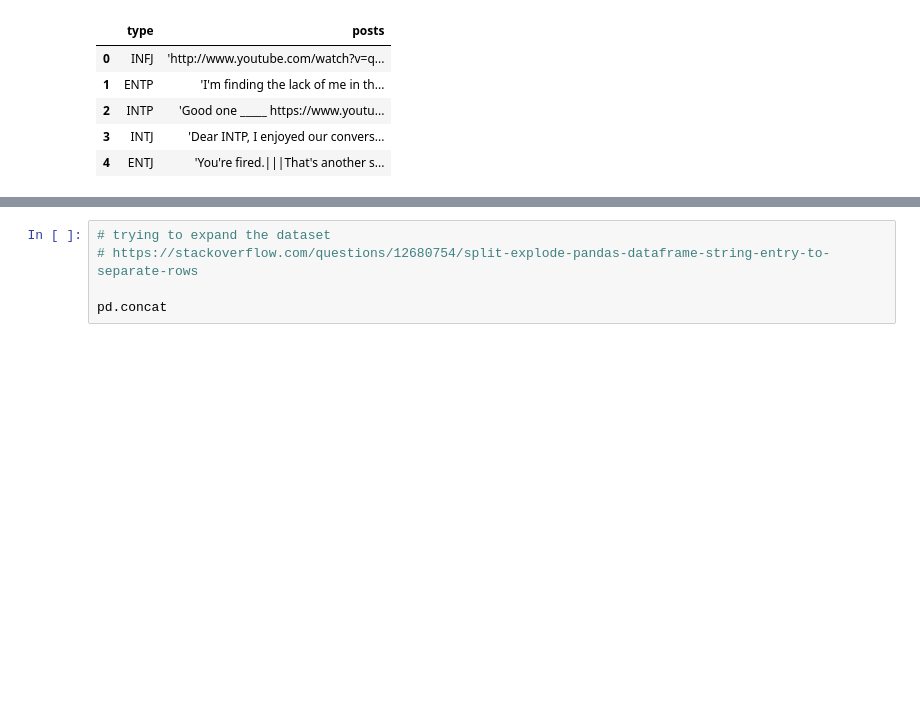
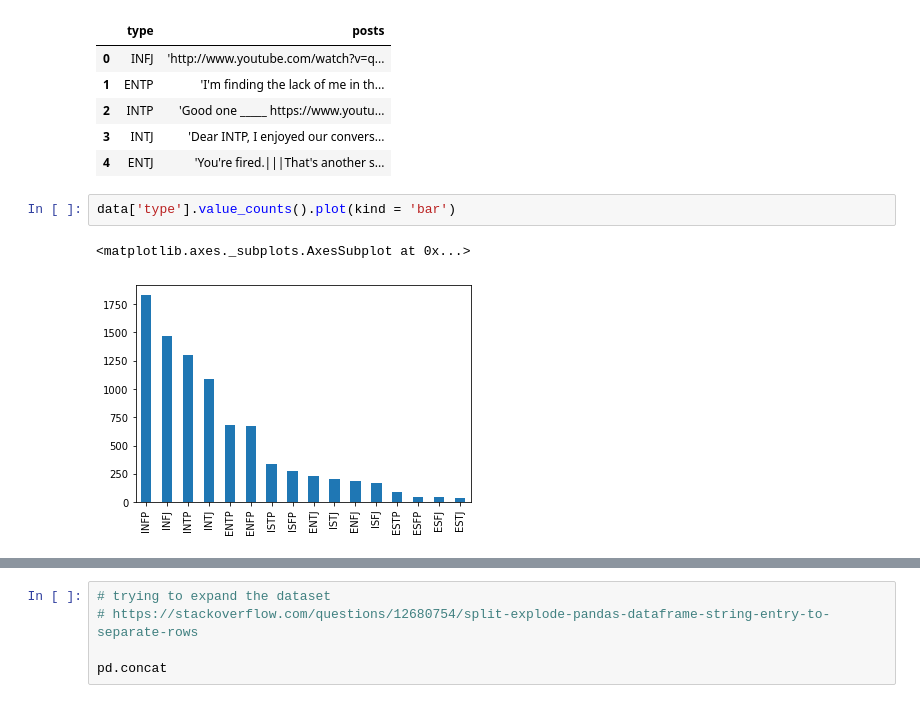
Before and after one commit to andrewzee23/personality_prediction, a Jupyter notebook: kristina/data_cleaning.ipynb, the cells around one changed output, grey strips where cells are left out. Saved outputs shown, nothing was run; the diff lists cells and outputs as text; blank space fills up the shorter version.

```diff
--- a/kristina/data_cleaning.ipynb
+++ b/kristina/data_cleaning.ipynb
@@ -12,3 +15,8 @@ data.head()
 | 2 | INTP | 'Good one _____ https://www.youtu... |
 | 3 | INTJ | 'Dear INTP, I enjoyed our convers... |
 | 4 | ENTJ | 'You're fired.|||That's another s... |
+# %%
+data['type'].value_counts().plot(kind = 'bar')
+# %% [output]
+<matplotlib.axes._subplots.AxesSubplot at 0x...>
+[figure, added]
```
Also changed, not shown: parts of 3 cells of this notebook, 3 other files.
